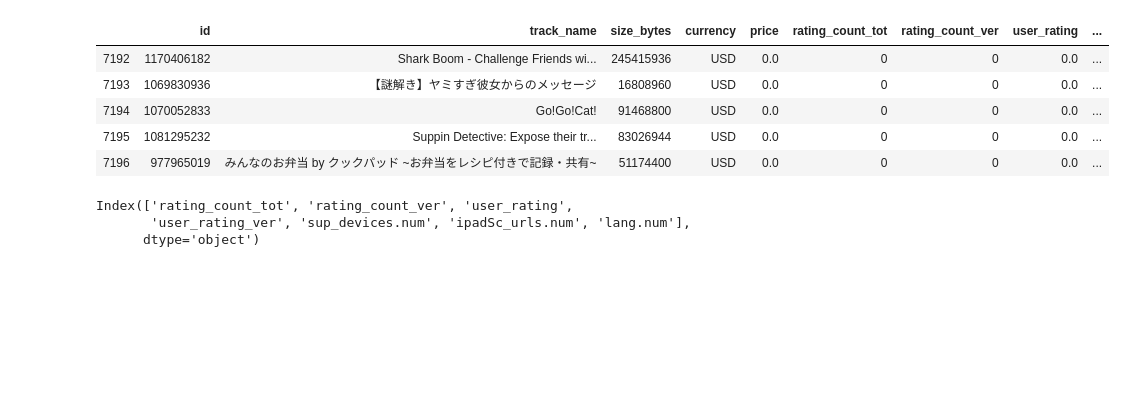
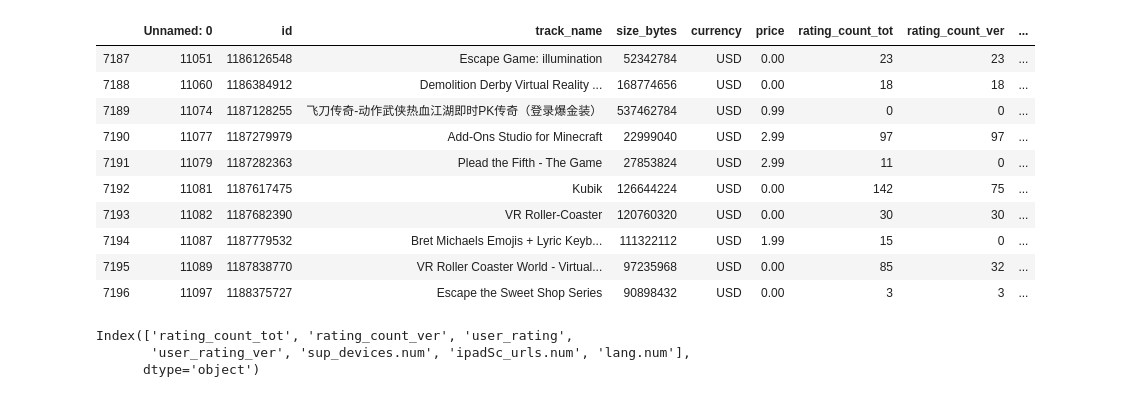
Before and after one commit to mirza019/AppleStore, a Jupyter notebook: Apple.ipynb, the cells around one changed output. Cells and saved outputs as stored; diff of their text form; code cells hidden in the pictures; blank space fills up the shorter version.

```diff
--- a/Apple.ipynb
+++ b/Apple.ipynb
@@ -5,4 +5,4 @@ import matplotlib.pyplot as plt
 import seaborn as sns
 %matplotlib inline
 # %%
-ap= pd.read_csv('apst.csv',index_col=False )
+ap= pd.read_csv('AppleStore.csv',index_col=False )
@@ -9,12 +23,17 @@ ap= pd.read_csv('apst.csv',index_col=False )
 # %%
-ap.tail()
+ap.tail(10)
 # %% [output]
-|  | id | track_name | size_bytes | currency | price | rating_count_tot | rating_count_ver | user_rating | ... |
-| 7192 | 1170406182 | Shark Boom - Challenge Friends wi... | 245415936 | USD | 0.0 | 0 | 0 | 0.0 | ... |
-| 7193 | 1069830936 | 【謎解き】ヤミすぎ彼女からのメッセージ | 16808960 | USD | 0.0 | 0 | 0 | 0.0 | ... |
-| 7194 | 1070052833 | Go!Go!Cat! | 91468800 | USD | 0.0 | 0 | 0 | 0.0 | ... |
-| 7195 | 1081295232 | Suppin Detective: Expose their tr... | 83026944 | USD | 0.0 | 0 | 0 | 0.0 | ... |
-| 7196 | 977965019 | みんなのお弁当 by クックパッド ~お弁当をレシピ付きで記録・共有~ | 51174400 | USD | 0.0 | 0 | 0 | 0.0 | ... |
+|  | Unnamed: 0 | id | track_name | size_bytes | currency | price | rating_count_tot | rating_count_ver | ... |
+| 7187 | 11051 | 1186126548 | Escape Game: illumination | 52342784 | USD | 0.00 | 23 | 23 | ... |
+| 7188 | 11060 | 1186384912 | Demolition Derby Virtual Reality ... | 168774656 | USD | 0.00 | 18 | 18 | ... |
+| 7189 | 11074 | 1187128255 | 飞刀传奇-动作武侠热血江湖即时PK传奇（登录爆金装） | 537462784 | USD | 0.99 | 0 | 0 | ... |
+| 7190 | 11077 | 1187279979 | Add-Ons Studio for Minecraft | 22999040 | USD | 2.99 | 97 | 97 | ... |
+| 7191 | 11079 | 1187282363 | Plead the Fifth - The Game | 27853824 | USD | 2.99 | 11 | 0 | ... |
+| 7192 | 11081 | 1187617475 | Kubik | 126644224 | USD | 0.00 | 142 | 75 | ... |
+| 7193 | 11082 | 1187682390 | VR Roller-Coaster | 120760320 | USD | 0.00 | 30 | 30 | ... |
+| 7194 | 11087 | 1187779532 | Bret Michaels Emojis + Lyric Keyb... | 111322112 | USD | 1.99 | 15 | 0 | ... |
+| 7195 | 11089 | 1187838770 | VR Roller Coaster World - Virtual... | 97235968 | USD | 0.00 | 85 | 32 | ... |
+| 7196 | 11097 | 1188375727 | Escape the Sweet Shop Series | 90898432 | USD | 0.00 | 3 | 3 | ... |
 # %%
 ap.drop(['id', 'track_name', 'size_bytes', 'currency', 'price',
          'ver', 'cont_rating', 'prime_genre','vpp_lic'],axis = 1, inplace= True)
```
Also changed, not shown: parts of 1 cell of this notebook.
